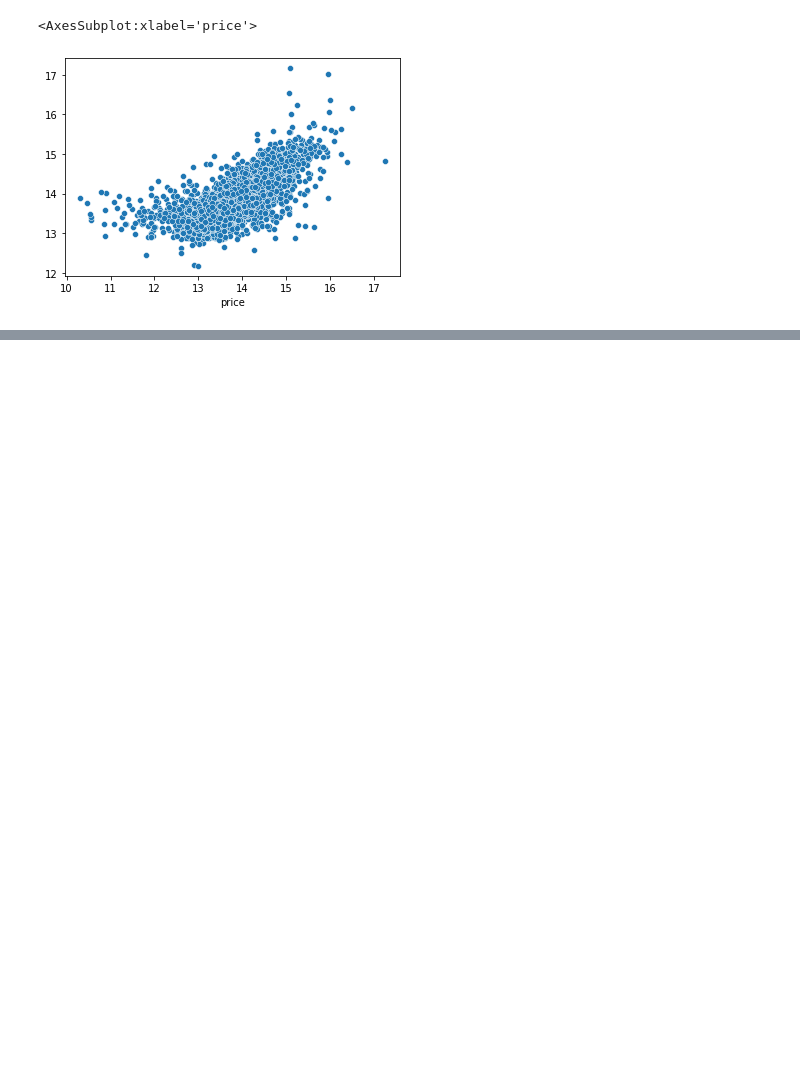
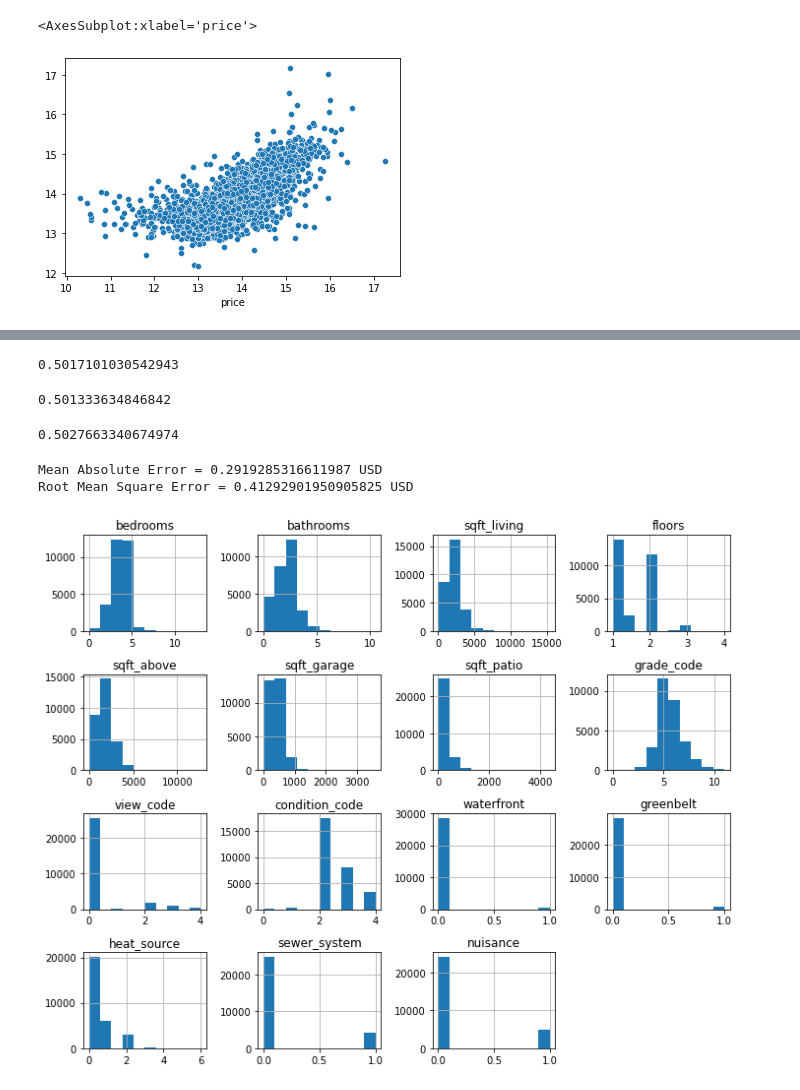
Before and after one commit to Kellyajara/RealEstate-Classification, a Jupyter notebook: New Project Notebook.ipynb, the cells around one changed output, grey strips where cells are left out. Drawn from its saved outputs; the diff is of its cells as text; code cells hidden in the pictures; blank space fills up the shorter version.

```diff
--- a/New Project Notebook.ipynb
+++ b/New Project Notebook.ipynb
@@ -522,0 +584,6 @@ sns.scatterplot(x = y_test, y = y_pred)
+# %%
+housing_df2["heat_source"] = housing_df2["heat_source"].astype('category')
+categories2 = ["Gas","Electricity","Oil","Gas/Solar","Electricity/Solar","Other","Oil/Solar"]
+housing_df2["heat_source"] = housing_df2["heat_source"].cat.reorder_categories(categories2)
+housing_df2["heat_source"] = housing_df2["heat_source"].cat.codes
+housing_df2["heat_source"].value_counts()
@@ -522,0 +607,4 @@ sns.scatterplot(x = y_test, y = y_pred)
+# %%
+# dropping private and public restricted to create a binary column
+housing_df2.drop(housing_df2[housing_df2['sewer_system'] == 'PUBLIC RESTRICTED'].index, inplace = True)
+housing_df2.drop(housing_df2[housing_df2['sewer_system'] == 'PRIVATE RESTRICTED'].index, inplace = True)
@@ -522,0 +617,6 @@ sns.scatterplot(x = y_test, y = y_pred)
+# %%
+housing_df2["sewer_system"] = housing_df2["sewer_system"].astype('category')
+categories2 = ["PUBLIC","PRIVATE"]
+housing_df2["sewer_system"] = housing_df2["sewer_system"].cat.reorder_categories(categories2)
+housing_df2["sewer_system"] = housing_df2["sewer_system"].cat.codes
+housing_df2["sewer_system"].value_counts()
@@ -522,0 +629,2 @@ sns.scatterplot(x = y_test, y = y_pred)
+# %%
+df = housing_df2.drop(columns=['zipcode'])
@@ -522,0 +647,31 @@ sns.scatterplot(x = y_test, y = y_pred)
+# %%
+r_squared = lr.score(X_train[base], y_train)
+r_squared
+# %% [output]
+0.5017101030542943
+# %%
+adj_r2 = 1 - (1-r_squared) * ((len(y)-1)/(len(y)-X_train.shape[1]-1))
+adj_r2
+# %% [output]
+0.501333634846842
+# %%
+lr.score(X_test[base], y_test)
+# %% [output]
+0.5027663340674974
+# %%
+y_pred = lr.predict(X_test[base])
+
+MAE = mean_absolute_error(y_test, y_pred)
+print('Mean Absolute Error =', MAE,'USD')
+
+RMSE = mean_squared_error(y_test, y_pred, squared = False)
+print('Root Mean Square Error =', RMSE,'USD')
+# %% [output]
+Mean Absolute Error = 0.2919285316611987 USD
+Root Mean Square Error = 0.41292901950905825 USD
+# %%
+df[['bedrooms', 'bathrooms', 'sqft_living', 'floors', 'sqft_above','sqft_garage',
+    'sqft_patio',"grade_code","view_code","condition_code", "waterfront", "greenbelt","heat_source","sewer_system","nuisance"]].hist(figsize=(10,8))
+plt.tight_layout();
+# %% [output]
+[figure, added]
```
Also changed, not shown: parts of 37 cells of this notebook.
